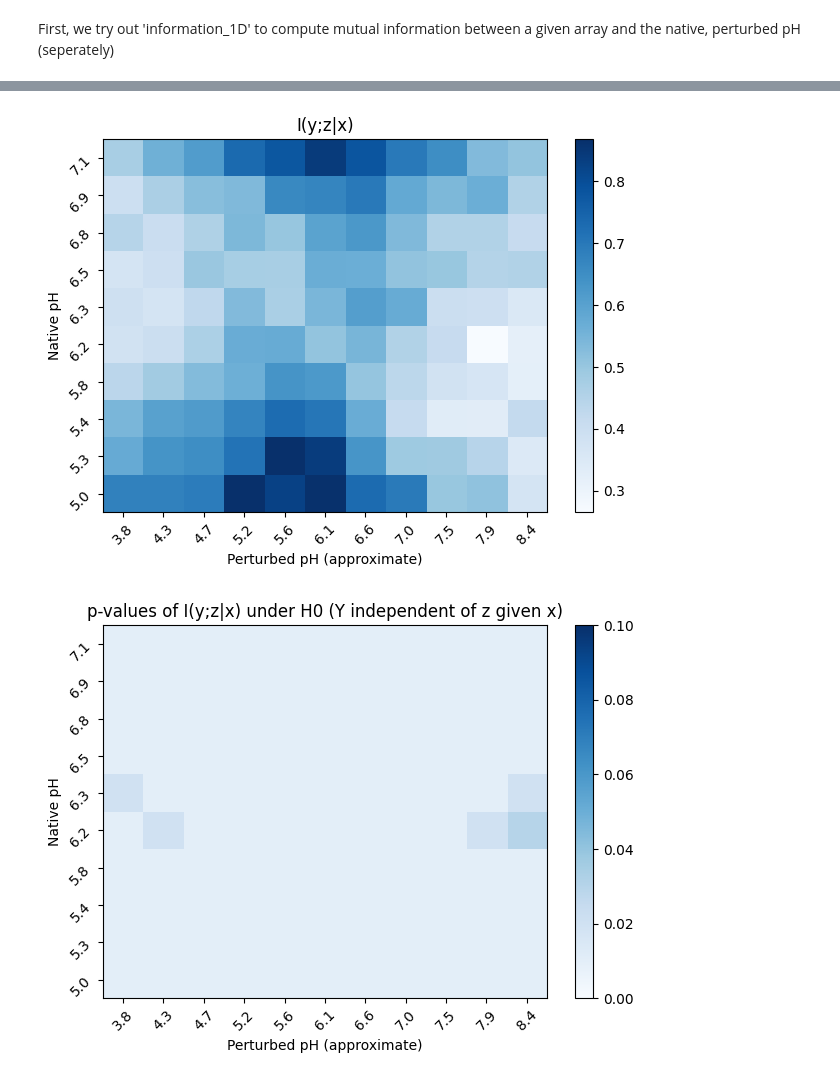
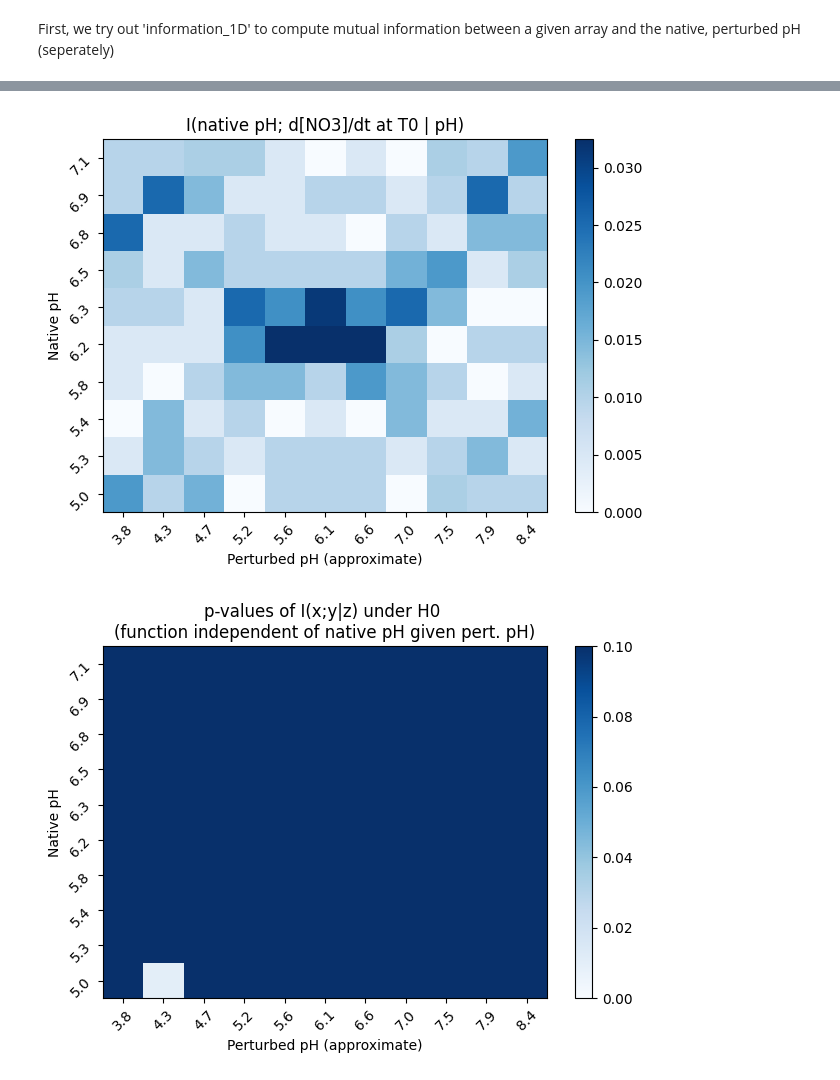
Before and after one commit to AddisonHowe/soil-metagenomics, a Jupyter notebook: information.ipynb, the cells around one changed output, grey strips where cells are left out. Cells and saved outputs as stored; diff of their text form; code cells hidden in the pictures.

```diff
--- a/information.ipynb
+++ b/information.ipynb
@@ -361,0 +370,12 @@ plot((pH_high - pH_low)/2, 'pH error pH')
+# %%
+data = np.zeros((11,10))
+for datum in data:
+    datum += native
+
+nat_pH = data.T
+
+natpH_info, natpH_low, natpH_high =  information_2D(nat_pH, group3_T9 - group3_T0, neighborhood_size = 60, k = 6)
+
+plot(nat_pH, 'pH')
+plot(natpH_info, 'I(native pH, function)')
+plot((natpH_high - natpH_low)/2, 'Error in Information')
@@ -411,6 +442,4 @@ plot(YZ, 'cmi YZ | X')
 # %%
-import numpy as np
-import matplotlib.pyplot as plt
 
 def shuffle_Y_within_X_strata(Y, X, n_bins=10):
     """Shuffle 2D Y within bins of 2D X."""
@@ -427,40 +456,39 @@ def shuffle_Y_within_X_strata(Y, X, n_bins=10):
     for bin_id in np.unique(X_binned):
         mask = (X_binned == bin_id)
         Y_shuffled_flat[mask] = np.random.permutation(Y_shuffled_flat[mask])
 
     # Reshape back to 2D
     return Y_shuffled_flat.reshape(Y.shape)
 
 #computing p values by shuffling Y within X strata
-def compute_p_values(X, Y, Z, n_permutations=100, **kwargs):
+def compute_p_values(X, Y, Z, n_permutations=100):
     """Compute p-values for 2D fields."""
     # Observed CMI (assumes pairwise_cmi_analysis handles 2D inputs)
-    observed_result = pairwise_cmi_analysis(X, Y, Z, **kwargs)
+    observed_result = pairwise_cmi_analysis(X, Y, Z, neighborhood_size=60, k_neighbors = 6)
     observed_cmi = observed_result['cmi_yz_x']
 
     # Initialize p-values
     p_values = np.zeros_like(observed_cmi)
 
     # Permutation test
     for _ in range(n_permutations):
         Y_shuffled = shuffle_Y_within_X_strata(Y, X)
-        shuffled_result = pairwise_cmi_analysis(X, Y_shuffled, Z, **kwargs)
+        shuffled_result = pairwise_cmi_analysis(X, Y_shuffled, Z, neighborhood_size=60, k_neighbors = 6)
         p_values += (shuffled_result['cmi_yz_x'] >= observed_cmi)
 
     return (p_values + 1) / (n_permutations + 1)
 
-# Example usage
 p_values = compute_p_values(
-    X=group2_T0,
-    Y=data_final,
+    X=nat_pH,
+    Y=data_slope,
     Z=pH,
     n_permutations=100
 )
 
 # Plot p-values
-plot(pairwise_cmi_analysis(group2_T0, data_final, pH)['cmi_yz_x'], 'I(y;z|x)')
-plot(p_values, 'p-values of I(y;z|x) under H0 (Y independent of z given x)', vmin = 0, vmax = 0.1)
+plot(pairwise_cmi_analysis(nat_pH, data_slope, pH, neighborhood_size=60, k_neighbors = 6)['cmi_yz_x'], 'I(native pH; d[NO3]/dt at T0 | pH)')
+plot(p_values, 'p-values of I(x;y|z) under H0 \n(function independent of native pH given pert. pH)', vmin = 0, vmax = 0.1)
 plt.show()
 # %% [output]
-[figure, old version]
+[figure, new version]
-[figure, old version]
+[figure, new version]
```
Also changed, not shown: parts of 16 cells of this notebook, 2 other files.
